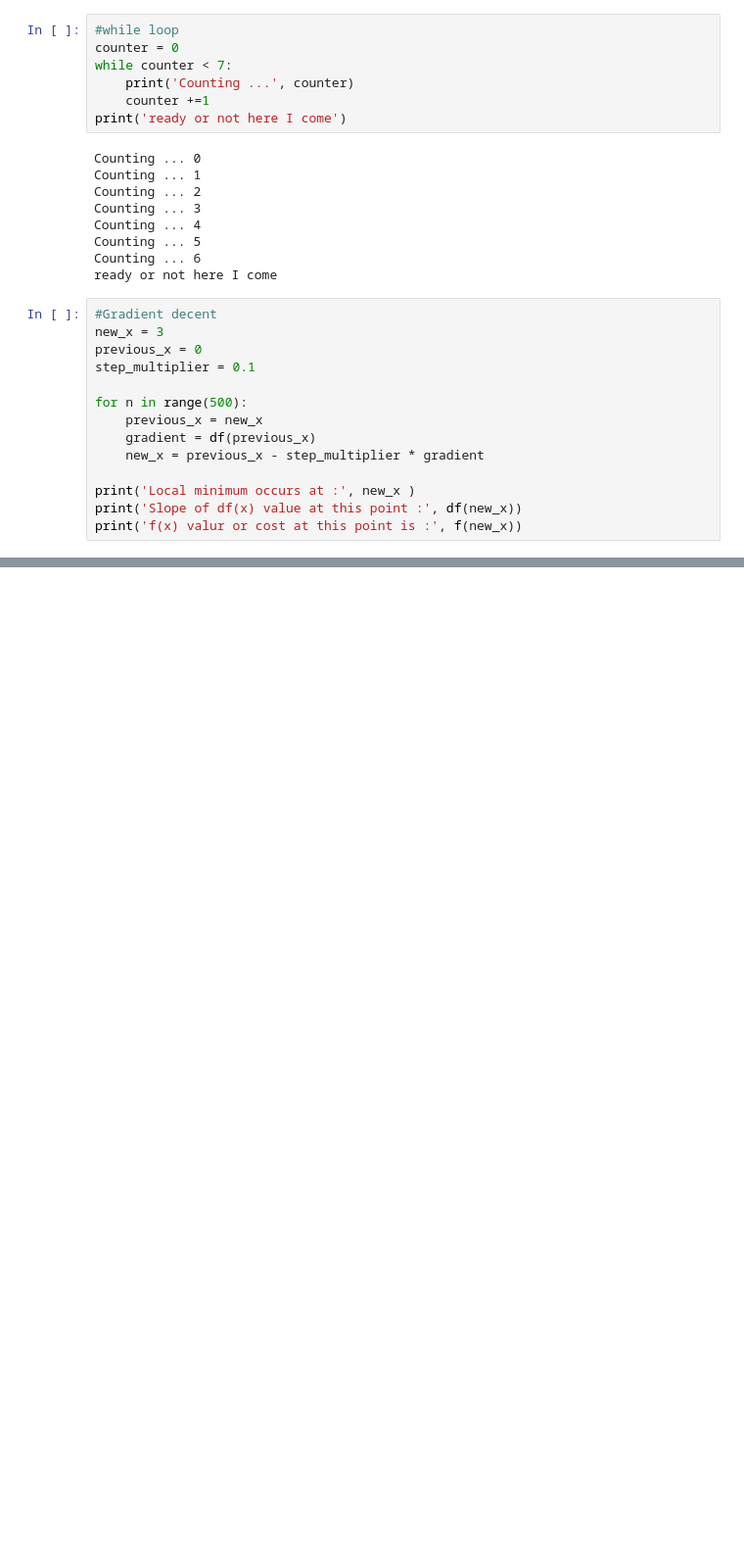
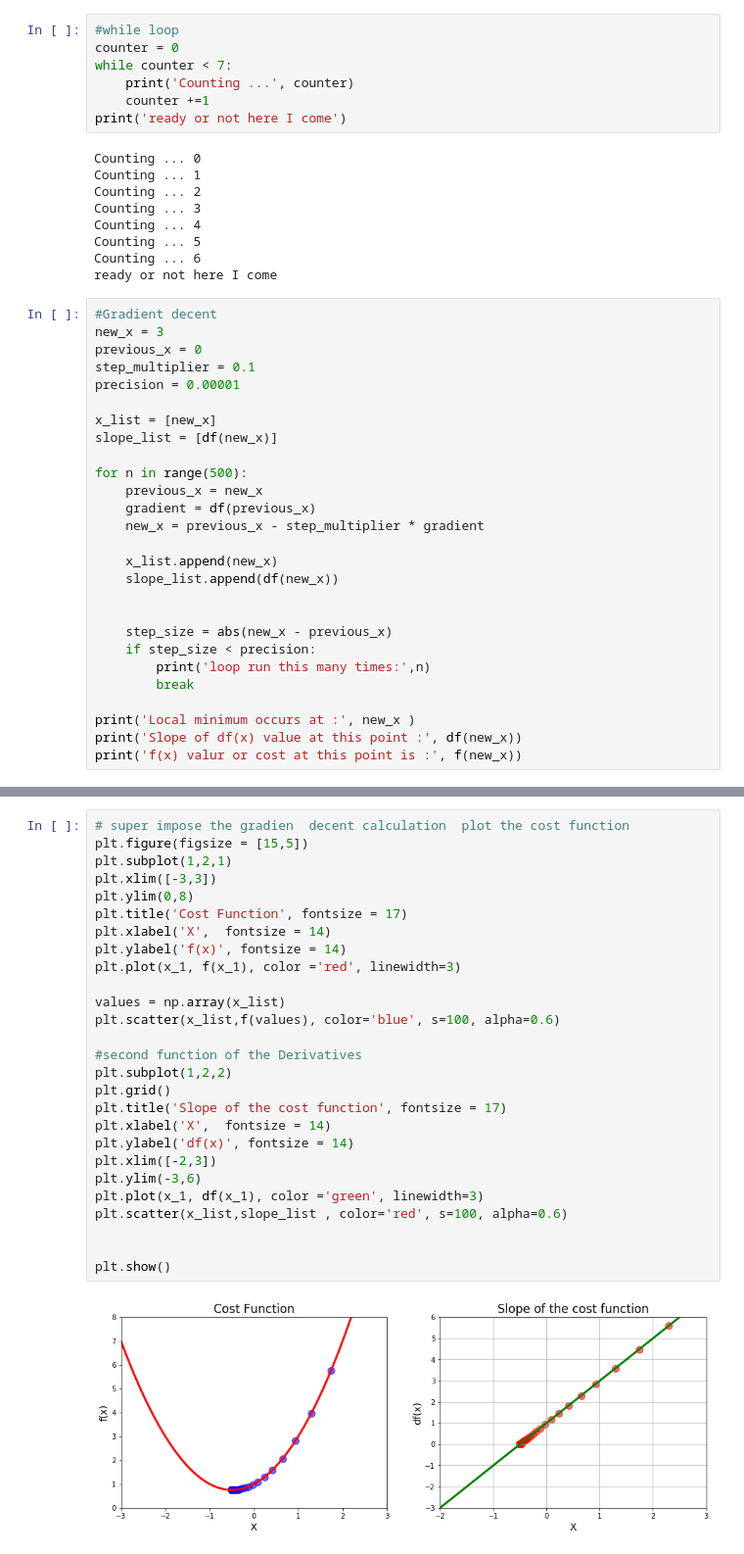
Before and after one commit to Samuel-S-Ampofo/MachineLearning, a Jupyter notebook: optimisation and gradient decent.ipynb, the cells around one changed output, grey strips where cells are left out. Shown: that part at 98% size. Cells and saved outputs as stored; diff of their text form; blank space fills up the shorter version.

Commit message:
gradient decent done

```diff
--- a/optimisation and gradient decent.ipynb
+++ b/optimisation and gradient decent.ipynb
@@ -95,12 +95,25 @@ ready or not here I come
 new_x = 3
 previous_x = 0
 step_multiplier = 0.1
+precision = 0.00001
+
+x_list = [new_x]
+slope_list = [df(new_x)]
 
 for n in range(500):
     previous_x = new_x
     gradient = df(previous_x)
     new_x = previous_x - step_multiplier * gradient
 
+    x_list.append(new_x)
+    slope_list.append(df(new_x))
+
+
+    step_size = abs(new_x - previous_x)
+    if step_size < precision:
+        print('loop run this many times:',n)
+        break
+
 print('Local minimum occurs at :', new_x )
 print('Slope of df(x) value at this point :', df(new_x))
 print('f(x) valur or cost at this point is :', f(new_x))
@@ -110,0 +125,29 @@ f(x) valur or cost at this point is : 0.75
+# %%
+# super impose the gradien  decent calculation  plot the cost function
+plt.figure(figsize = [15,5])
+plt.subplot(1,2,1)
+plt.xlim([-3,3])
+plt.ylim(0,8)
+plt.title('Cost Function', fontsize = 17)
+plt.xlabel('X',  fontsize = 14)
+plt.ylabel('f(x)', fontsize = 14)
+plt.plot(x_1, f(x_1), color ='red', linewidth=3)
+
+values = np.array(x_list)
+plt.scatter(x_list,f(values), color='blue', s=100, alpha=0.6)
+
+#second function of the Derivatives
+plt.subplot(1,2,2)
+plt.grid()
+plt.title('Slope of the cost function', fontsize = 17)
+plt.xlabel('X',  fontsize = 14)
+plt.ylabel('df(x)', fontsize = 14)
+plt.xlim([-2,3])
+plt.ylim(-3,6)
+plt.plot(x_1, df(x_1), color ='green', linewidth=3)
+plt.scatter(x_list,slope_list , color='red', s=100, alpha=0.6)
+
+
+plt.show()
+# %% [output]
+[figure, added]
```
Also changed, not shown: parts of 3 cells of this notebook.
